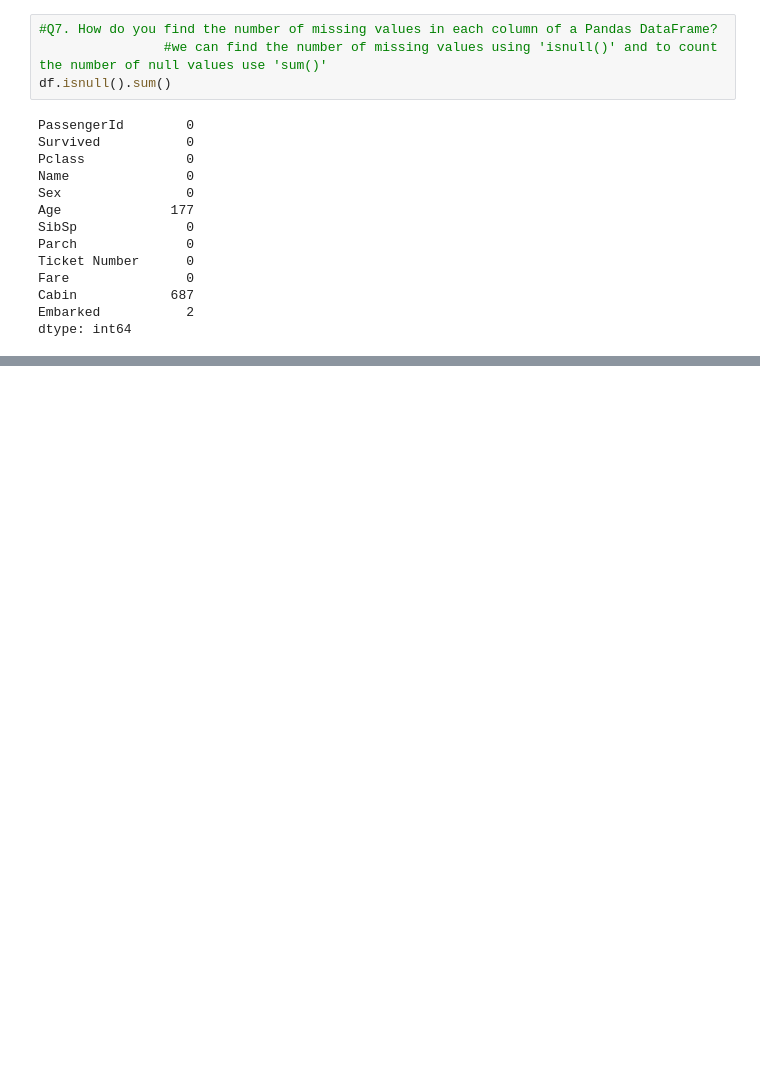
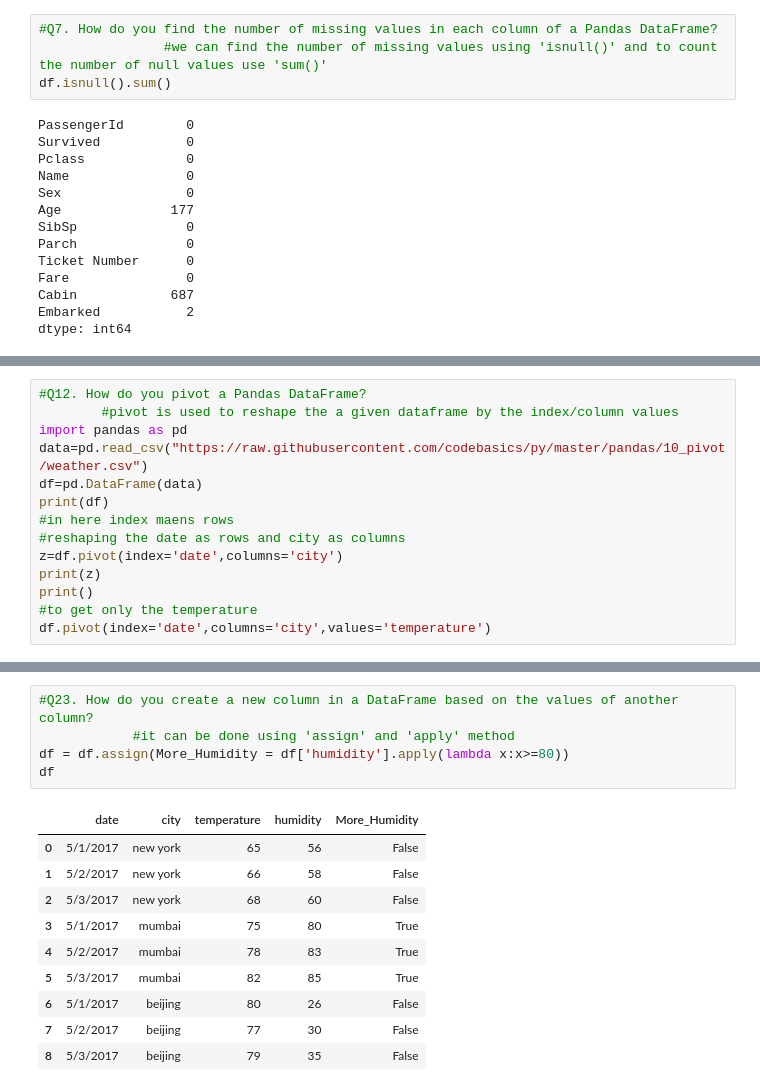
Before and after one commit to MadheshRajS/Python-Practice, a Jupyter notebook: IneuronPandasAssignment.ipynb, the cells around one changed output, grey strips where cells are left out. Drawn from its saved outputs; the diff is of its cells as text; blank space fills up the shorter version.

```diff
--- a/IneuronPandasAssignment.ipynb
+++ b/IneuronPandasAssignment.ipynb
@@ -181,0 +315,14 @@ dtype: int64
+# %%
+#Q12. How do you pivot a Pandas DataFrame?
+        #pivot is used to reshape the a given dataframe by the index/column values
+import pandas as pd
+data=pd.read_csv("https://raw.githubusercontent.com/codebasics/py/master/pandas/10_pivot/weather.csv")
+df=pd.DataFrame(data)
+print(df)
+#in here index maens rows
+#reshaping the date as rows and city as columns
+z=df.pivot(index='date',columns='city')
+print(z)
+print()
+#to get only the temperature
+df.pivot(index='date',columns='city',values='temperature')
@@ -181,0 +513,16 @@ dtype: int64
+# %%
+#Q23. How do you create a new column in a DataFrame based on the values of another column?
+            #it can be done using 'assign' and 'apply' method
+df = df.assign(More_Humidity = df['humidity'].apply(lambda x:x>=80))
+df
+# %% [output]
+|  | date | city | temperature | humidity | More_Humidity |
+| 0 | 5/1/2017 | new york | 65 | 56 | False |
+| 1 | 5/2/2017 | new york | 66 | 58 | False |
+| 2 | 5/3/2017 | new york | 68 | 60 | False |
+| 3 | 5/1/2017 | mumbai | 75 | 80 | True |
+| 4 | 5/2/2017 | mumbai | 78 | 83 | True |
+| 5 | 5/3/2017 | mumbai | 82 | 85 | True |
+| 6 | 5/1/2017 | beijing | 80 | 26 | False |
+| 7 | 5/2/2017 | beijing | 77 | 30 | False |
+| 8 | 5/3/2017 | beijing | 79 | 35 | False |
```
Also changed, not shown: parts of 18 cells of this notebook.
